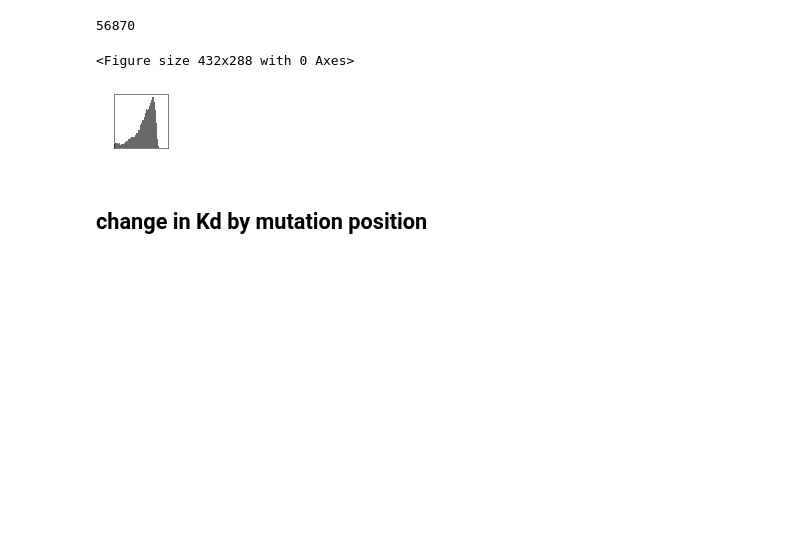
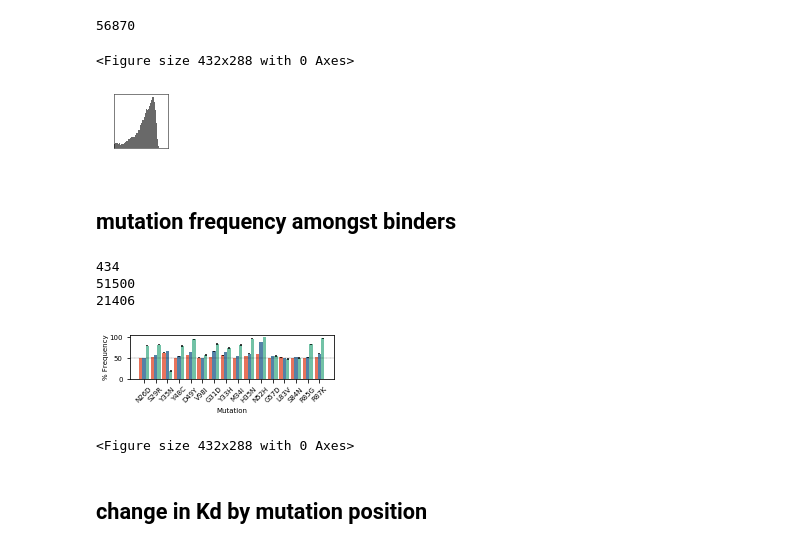
Before and after one commit to Ctharp17/CH65-comblib, a Jupyter notebook: Figures/Kd_figures/General_Landscape.ipynb, the cells around one changed output. Drawn from its saved outputs; the diff is of its cells as text; code cells hidden in the pictures; blank space fills up the shorter version.

Commit message:
adding binding mut freq plot

```diff
--- a/Figures/Kd_figures/General_Landscape.ipynb
+++ b/Figures/Kd_figures/General_Landscape.ipynb
@@ -596,6 +596,79 @@ plt.savefig("images/20220614_G189Ebinders_hist.png", transparent=True, dpi=600,b
 56870
 <Figure size 432x288 with 0 Axes>
 [figure]
+# %% [markdown]
+## mutation frequency amongst binders
+# %%
+toplot = CH65_all[CH65_all['SI06_mean']>=9].copy()
+print(toplot.shape[0])
+SI06 = []
+SI06e = []
+posi = ['N26D','S29R','Y35N','Y48C','D49Y','V98I','G31D','Y33H','M34I','H35N','N52H','G57D','L83V','S84N','R85G','R87K']
+for pos in range(1,17):
+    mean = toplot['pos%s'% pos].mean()*100
+    SI06.append(mean)
+    sem = toplot['pos%s'% pos].sem()*100
+    SI06e.append(sem)
+toplot = CH65_all[CH65_all['MA90_mean']>=9].copy()
+print(toplot.shape[0])
+MA90 = []
+MA90e = []
+for pos in range(1,17):
+    mean = toplot['pos%s'% pos].mean()*100
+    MA90.append(mean)
+    sem = toplot['pos%s'% pos].sem()*100
+    MA90e.append(sem)
+toplot = CH65_all[CH65_all['G189E_mean']>=9].copy()
+print(toplot.shape[0])
+G189E = []
+G189Ee = []
+for pos in range(1,17):
+    mean = toplot['pos%s'% pos].mean()*100
+    G189E.append(mean)
+    sem = toplot['pos%s'% pos].sem()*100
+    G189Ee.append(sem)
+
+CH652=pd.DataFrame(list(zip(posi, MA90, MA90e, SI06, SI06e, G189E, G189Ee)),
+              columns=['position','MA90', 'MA90er', 'SI06', 'SI06er','G189E', 'G189Eer'])
+
+
+# create plot
+n_groups = 16
+#fig, ax = plt.subplots()
+plt.figure(figsize=(3.5,1.4))
+index = np.arange(n_groups)
+bar_width = 0.28
+x_axis = np.arange(len(posi))
+rects1 = plt.bar(x_axis + bar_width, MA90, bar_width,
+yerr=CH652['MA90er'],
+color="#E8735C",
+label='MA90')
+
+rects2 = plt.bar(x_axis + 2*bar_width, G189E, bar_width,
+yerr=CH652['G189Eer'],
+color="#5482A7", label='G189E')
+
+rects3 = plt.bar(x_axis + 3*bar_width, SI06, bar_width,
+yerr=CH652['SI06er'],
+color="#72C2A6",
+label='SI06')
+
+plt.xlabel('Mutation',fontsize=7)
+plt.ylabel('% Frequency',fontsize=7,labelpad=0)
+plt.title('',fontsize=8)
+plt.xticks(x_axis + 2*bar_width, posi,fontsize=7,rotation=45)
+plt.yticks([0,50,100],fontsize=7)
+plt.axhline(y=50,linestyle='dashed',c='black',linewidth=0.25)
+#plt.legend(loc='best',fontsize=5)
+plt.tight_layout()
+plt.show()
+plt.savefig('images/ch65binders_mutfreq_1nM.png',dpi=1200,transparent=True)
+# %% [output]
+434
+51500
+21406
+[figure, added]
+<Figure size 432x288 with 0 Axes>
 # %% [markdown]
 ## change in Kd by mutation position
 # %%
```
Also changed, not shown: 5 other files.
